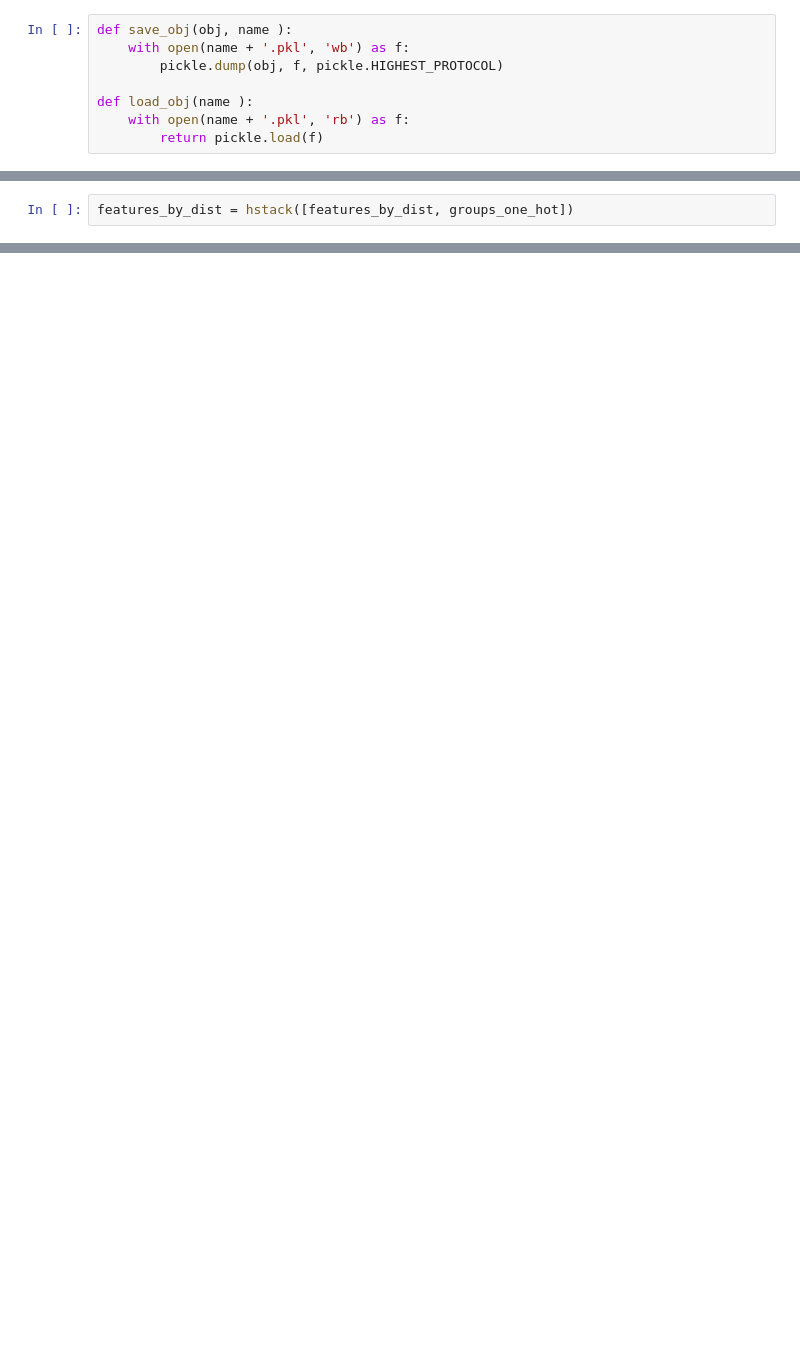
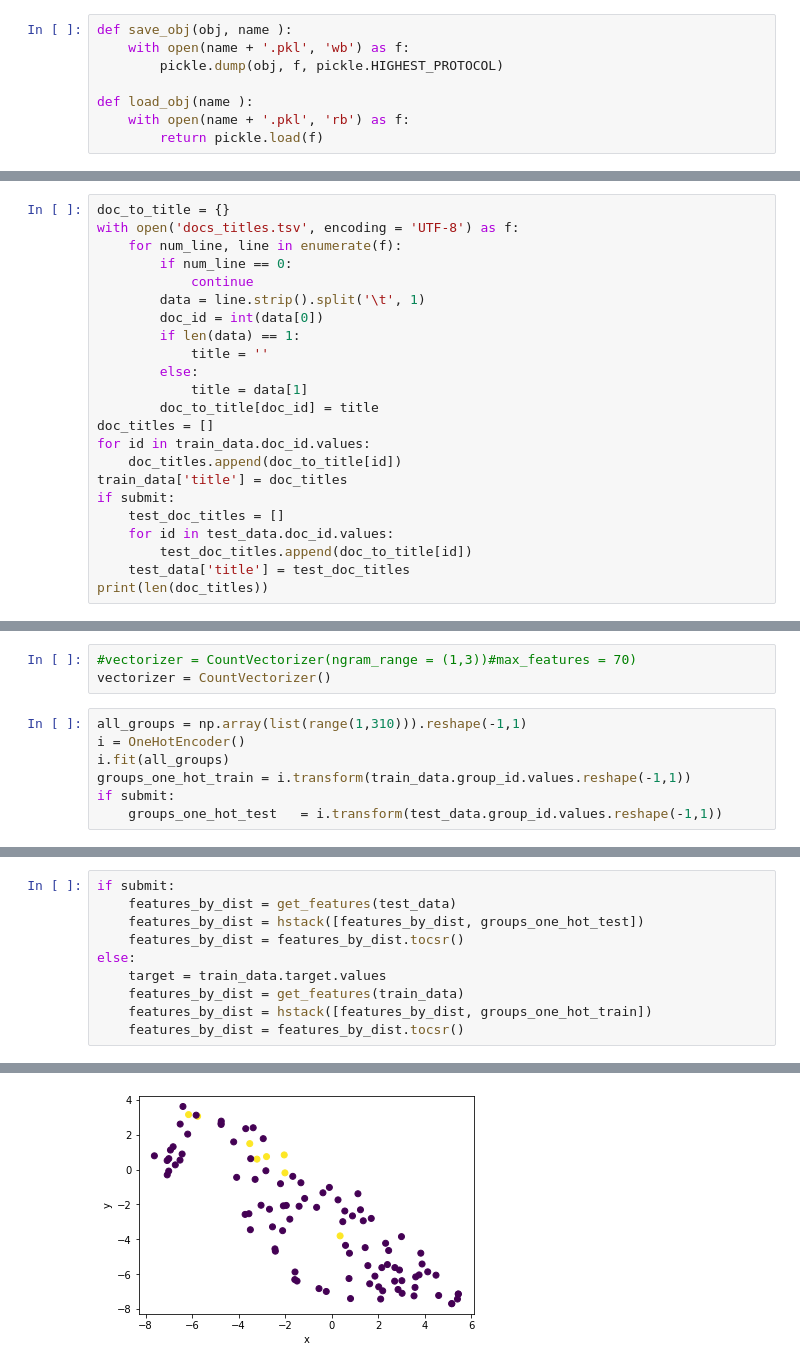
Before and after one commit to TimoninaDaria/Data-analysis, a Jupyter notebook: project/project.ipynb, the cells around one changed output, grey strips where cells are left out. Cells and saved outputs as stored; diff of their text form; blank space fills up the shorter version.

```diff
--- a/project/project.ipynb
+++ b/project/project.ipynb
@@ -239,2 +95,0 @@ for group in tqdm(set(groups)):
-# %%
-features_by_dist = hstack([features_by_dist, groups_one_hot])
@@ -292,0 +100,23 @@ test_data.to_csv('sub',index=False,columns=['pair_id','target'])
+# %%
+doc_to_title = {}
+with open('docs_titles.tsv', encoding = 'UTF-8') as f:
+    for num_line, line in enumerate(f):
+        if num_line == 0:
+            continue
+        data = line.strip().split('\t', 1)
+        doc_id = int(data[0])
+        if len(data) == 1:
+            title = ''
+        else:
+            title = data[1]
+        doc_to_title[doc_id] = title
+doc_titles = []
+for id in train_data.doc_id.values:
+    doc_titles.append(doc_to_title[id])
+train_data['title'] = doc_titles
+if submit:
+    test_doc_titles = []
+    for id in test_data.doc_id.values:
+        test_doc_titles.append(doc_to_title[id])
+    test_data['title'] = test_doc_titles
+print(len(doc_titles))
@@ -292,0 +132,10 @@ test_data.to_csv('sub',index=False,columns=['pair_id','target'])
+# %%
+#vectorizer = CountVectorizer(ngram_range = (1,3))#max_features = 70)
+vectorizer = CountVectorizer()
+# %%
+all_groups = np.array(list(range(1,310))).reshape(-1,1)
+i = OneHotEncoder()
+i.fit(all_groups)
+groups_one_hot_train = i.transform(train_data.group_id.values.reshape(-1,1))
+if submit:
+    groups_one_hot_test   = i.transform(test_data.group_id.values.reshape(-1,1))
@@ -292,0 +199,11 @@ test_data.to_csv('sub',index=False,columns=['pair_id','target'])
+# %%
+if submit:
+    features_by_dist = get_features(test_data)
+    features_by_dist = hstack([features_by_dist, groups_one_hot_test])
+    features_by_dist = features_by_dist.tocsr()
+else:
+    target = train_data.target.values
+    features_by_dist = get_features(train_data)
+    features_by_dist = hstack([features_by_dist, groups_one_hot_train])
+    features_by_dist = features_by_dist.tocsr()
+# %% [output]
@@ -292,0 +213 @@ test_data.to_csv('sub',index=False,columns=['pair_id','target'])
+[figure, added]
```
Also changed, not shown: parts of 45 cells of this notebook.
